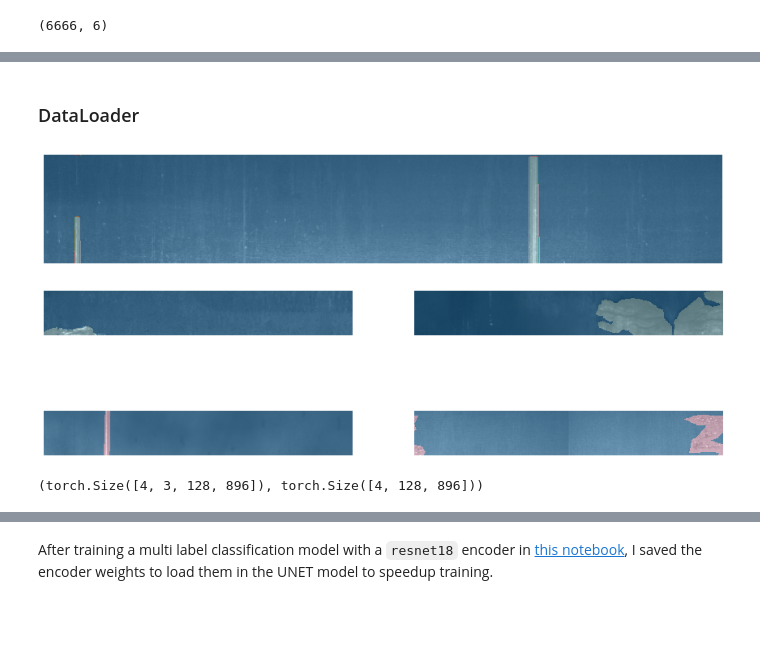
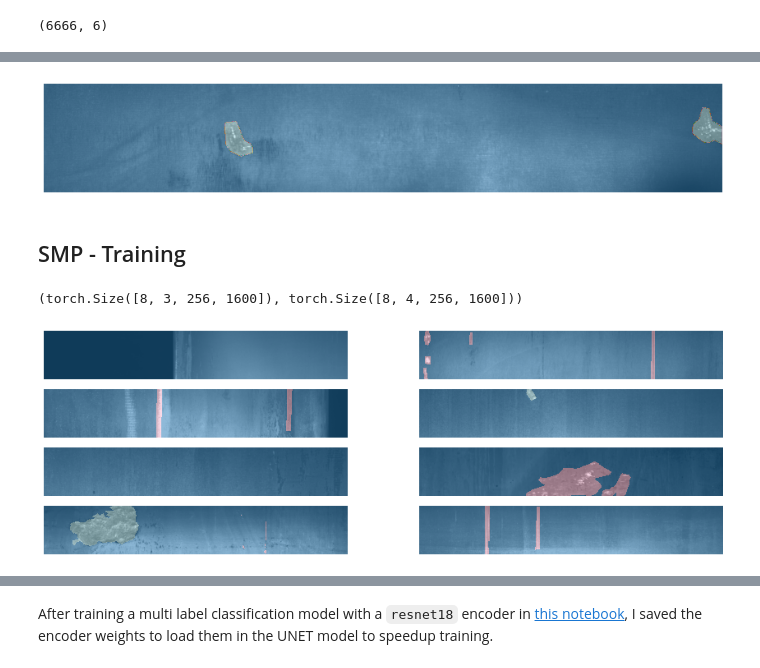
Before and after one commit to marcomatteo/steel_segmentation, a Jupyter notebook: nbs/_11_resnet18-UNET.ipynb, the cells around one changed output, grey strips where cells are left out. Saved outputs shown, nothing was run; the diff lists cells and outputs as text; code cells hidden in the pictures; blank space fills up the shorter version.

```diff
--- a/nbs/_11_resnet18-UNET.ipynb
+++ b/nbs/_11_resnet18-UNET.ipynb
@@ -84,34 +105,8 @@ size = (128,896)
-# %% [markdown]
-### DataLoader
-# %%
-def get_train_aug(height, width):
-    #alb.CropNonEmptyMaskIfExists(height, width, p=0.5), #added after stage-1
-    first_step = alb.RandomCrop(height, width, p=1.0)
-
-    second_step = alb.OneOf([alb.VerticalFlip(p=0.5),
-                              alb.HorizontalFlip(p=0.5)
-                             ], p=0.5)
-
-    third_step = alb.OneOf([
-        alb.RandomBrightnessContrast(brightness_limit=(-0.2, 0.2),
-                                     contrast_limit=(-0.2, 0.2),
-                                     brightness_by_max=True,
-                                     p=0.5),
-        alb.RandomGridShuffle(always_apply=False, p=0.2, grid=(1, 2))], p=0.5)
-
-    # to do: try with grayscale imgs
-    last_step = alb.ToGray(always_apply=False, p=1.0)
-    return alb.Compose([first_step, second_step, third_step])
-
-def get_valid_aug(height, width):
-    first_step = alb.RandomCrop(height, width)
-    last_step = alb.ToGray(always_apply=False, p=1.0)
-    return alb.Compose([first_step])
 # %%
 train_tfm = get_train_aug(*size)
 valid_tfm = get_valid_aug(*size)
 # %%
-block = DataBlock(blocks = (ImageBlock,SteelMaskBlock(codes=[1,2,3,4],flatten_mask=False)),
+block = DataBlock(blocks = (ImageBlock,SteelMaskBlock(codes=[1,2,3,4])),
                   get_x = ReadImagePathFromIndex,
                   get_y = ReadRLEs(cols=[1,2,3,4]),
                   splitter = TrainTestSplitter(test_size=0.2),
@@ -120,25 +115,24 @@ block = DataBlock(blocks = (ImageBlock,SteelMaskBlock(codes=[1,2,3,4],flatten_ma
 
 ds = block.datasets(df)
 
-img, mask = ds[1]
+img, mask = ds.valid[1]
 ax = img.show(figsize=(15,5))
 mask.show(ctx=ax);
 # %% [output]
-[figure, old version]
+[figure, new version]
+# %% [markdown]
+## SMP - Training
 # %%
-dls = block.dataloaders(df, bs=4, device=device)
+dls = block.dataloaders(source=df,
+                        bs=8,
+                        device=device,
+                        num_workers=0)
-# %%
-dls = get_segmnt_dls(df,
-                     bs=4,
-                     train_aug=train_tfm, valid_aug=valid_tfm,
-                     device=device,
-                     flatten_mask=True)
+# %%
+x,y = dls.one_batch()
+x.shape, y.shape
+# %% [output]
+(torch.Size([8, 3, 256, 1600]), torch.Size([8, 4, 256, 1600]))
 # %%
-dls.show_batch(figsize=(15,5))
+dls.show_batch(ncols=2, figsize=(15,5))
 # %% [output]
-[figure, old version]
+[figure, new version]
-# %%
-x, targ = dls.one_batch()
-x.shape, targ.shape
-# %% [output]
-(torch.Size([4, 3, 128, 896]), torch.Size([4, 128, 896]))
```
Also changed, not shown: parts of 40 cells of this notebook, 6 other files.
